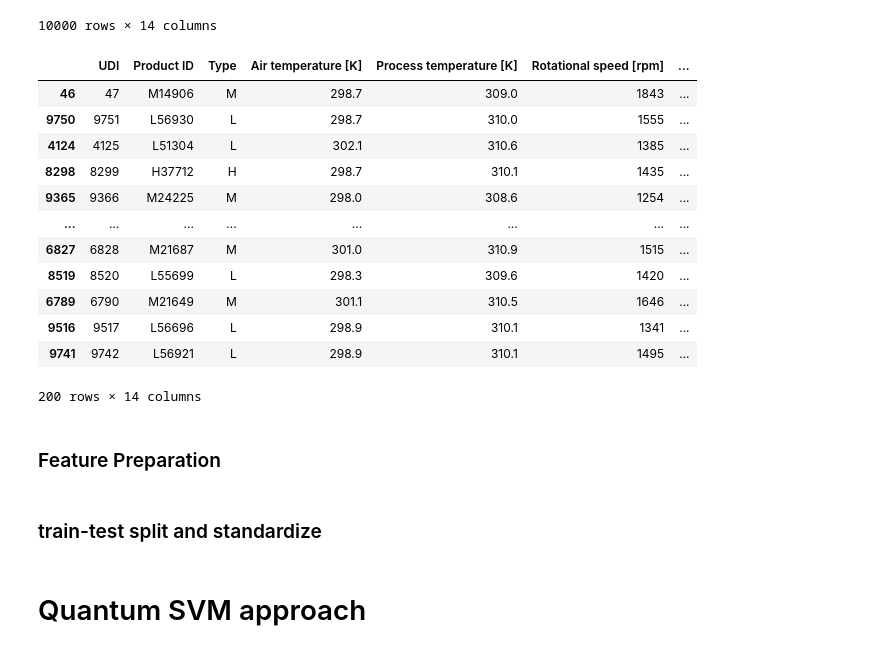
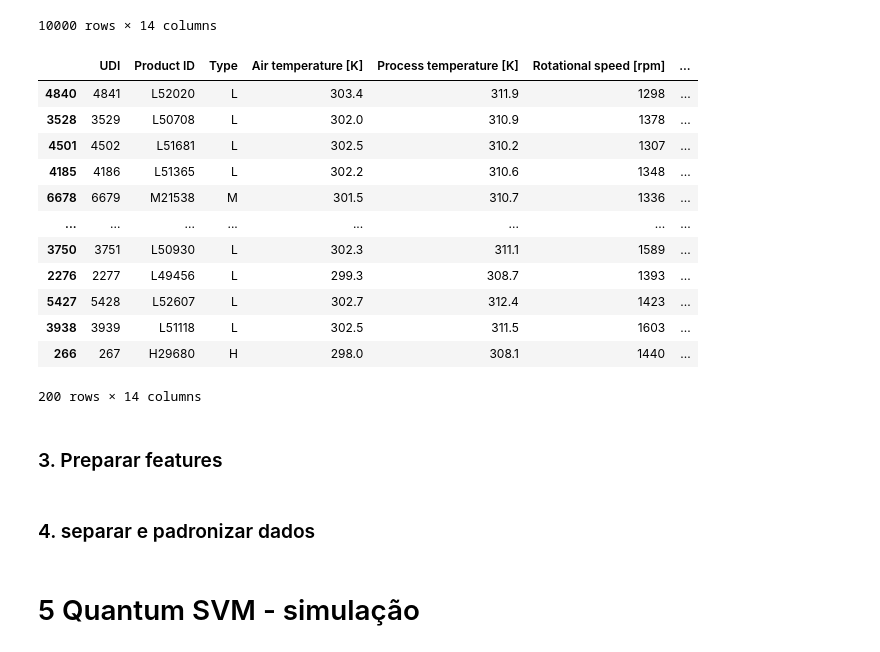
Before and after one commit to jhromeiro/BeerQuantumChallenge, a Jupyter notebook: qSVM_maintenance.ipynb, the cells around one changed output. Saved outputs shown, nothing was run; the diff lists cells and outputs as text; code cells hidden in the pictures.

```diff
--- a/qSVM_maintenance.ipynb
+++ b/qSVM_maintenance.ipynb
@@ -41,22 +53,3 @@ df
 | 9998 | 9999 | H39412 | H | 299.0 | 308.7 | 1408 | ... |
 | 9999 | 10000 | M24859 | M | 299.0 | 308.7 | 1500 | ... |
 10000 rows × 14 columns
-# %%
-#Only part of the dataset will be used
-df = df.sample(200)
-
-df
-# %% [output]
-|  | UDI | Product ID | Type | Air temperature [K] | Process temperature [K] | Rotational speed [rpm] | ... |
-| 46 | 47 | M14906 | M | 298.7 | 309.0 | 1843 | ... |
-| 9750 | 9751 | L56930 | L | 298.7 | 310.0 | 1555 | ... |
-| 4124 | 4125 | L51304 | L | 302.1 | 310.6 | 1385 | ... |
-| 8298 | 8299 | H37712 | H | 298.7 | 310.1 | 1435 | ... |
-| 9365 | 9366 | M24225 | M | 298.0 | 308.6 | 1254 | ... |
-| ... | ... | ... | ... | ... | ... | ... | ... |
-| 6827 | 6828 | M21687 | M | 301.0 | 310.9 | 1515 | ... |
-| 8519 | 8520 | L55699 | L | 298.3 | 309.6 | 1420 | ... |
-| 6789 | 6790 | M21649 | M | 301.1 | 310.5 | 1646 | ... |
-| 9516 | 9517 | L56696 | L | 298.9 | 310.1 | 1341 | ... |
-| 9741 | 9742 | L56921 | L | 298.9 | 310.1 | 1495 | ... |
-200 rows × 14 columns
@@ -65,5 +56,28 @@ df
-# %% [markdown]
-### Feature Preparation
+# %%
+#Somente parte vai ser utilizada, por limitações da simulação. Vamos aproveitar então para construir um database equilibrado
+dffailure = df[df['Machine failure'] == 1].sample(100)
+
+dfworking = df[df['Machine failure'] != 1].sample(100)
+
+df = pd.concat([dffailure, dfworking], axis = 0)
+
+df
+# %% [output]
+|  | UDI | Product ID | Type | Air temperature [K] | Process temperature [K] | Rotational speed [rpm] | ... |
+| 4840 | 4841 | L52020 | L | 303.4 | 311.9 | 1298 | ... |
+| 3528 | 3529 | L50708 | L | 302.0 | 310.9 | 1378 | ... |
+| 4501 | 4502 | L51681 | L | 302.5 | 310.2 | 1307 | ... |
+| 4185 | 4186 | L51365 | L | 302.2 | 310.6 | 1348 | ... |
+| 6678 | 6679 | M21538 | M | 301.5 | 310.7 | 1336 | ... |
+| ... | ... | ... | ... | ... | ... | ... | ... |
+| 3750 | 3751 | L50930 | L | 302.3 | 311.1 | 1589 | ... |
+| 2276 | 2277 | L49456 | L | 299.3 | 308.7 | 1393 | ... |
+| 5427 | 5428 | L52607 | L | 302.7 | 312.4 | 1423 | ... |
+| 3938 | 3939 | L51118 | L | 302.5 | 311.5 | 1603 | ... |
+| 266 | 267 | H29680 | H | 298.0 | 308.1 | 1440 | ... |
+200 rows × 14 columns
+# %% [markdown]
+### 3. Preparar features
 # %%
 dic = {'L' : -1, 'M' : 0, 'H'  : 1}
 
@@ -76,8 +90,8 @@ features_labels = ['TypeNum', 'Air temperature [K]',
 target_label = ['Machine failure']
 
 df = df[features_labels + target_label]
-# %% [markdown]
-### train-test split and standardize
+# %% [markdown]
+### 4. separar e padronizar dados
 # %%
 Xtrain, Xtest, ytrain, ytest = train_test_split(
     df[features_labels], df[target_label], test_size=0.2, random_state=42)
@@ -91,3 +114,3 @@ Xtest = ss.transform(Xtest)
 # %% [markdown]
-# Quantum SVM approach
+# 5 Quantum SVM - simulação
 # %%
```
Also changed, not shown: parts of 29 cells of this notebook.
